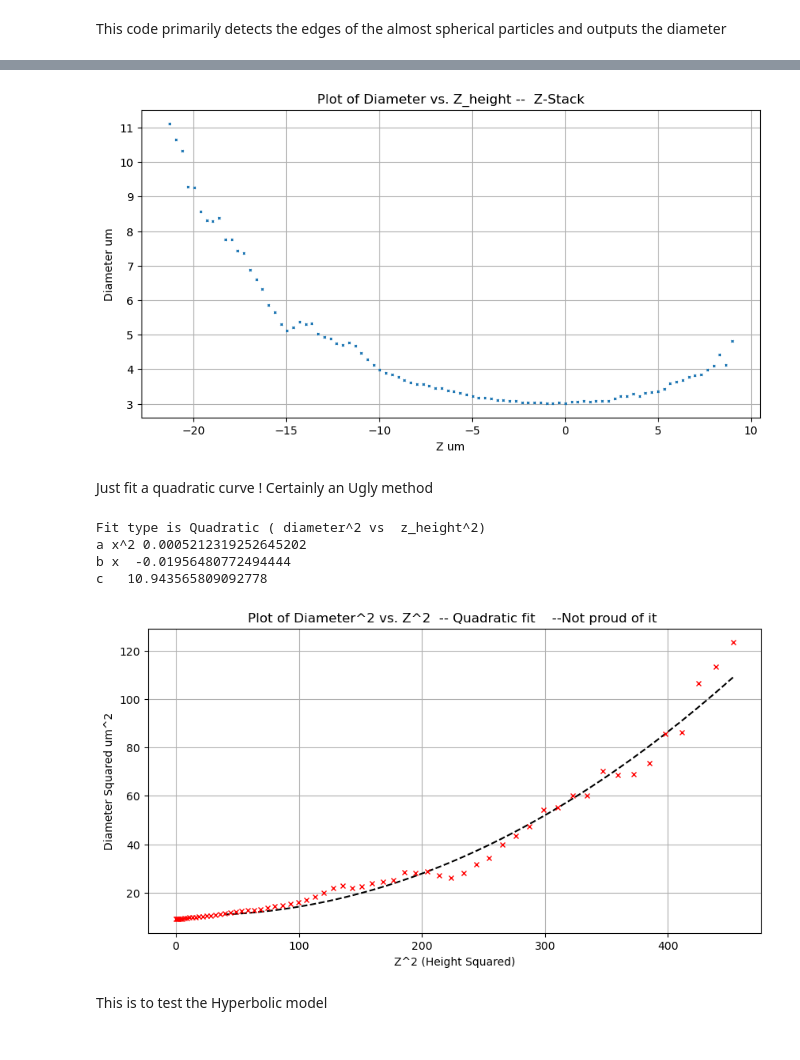
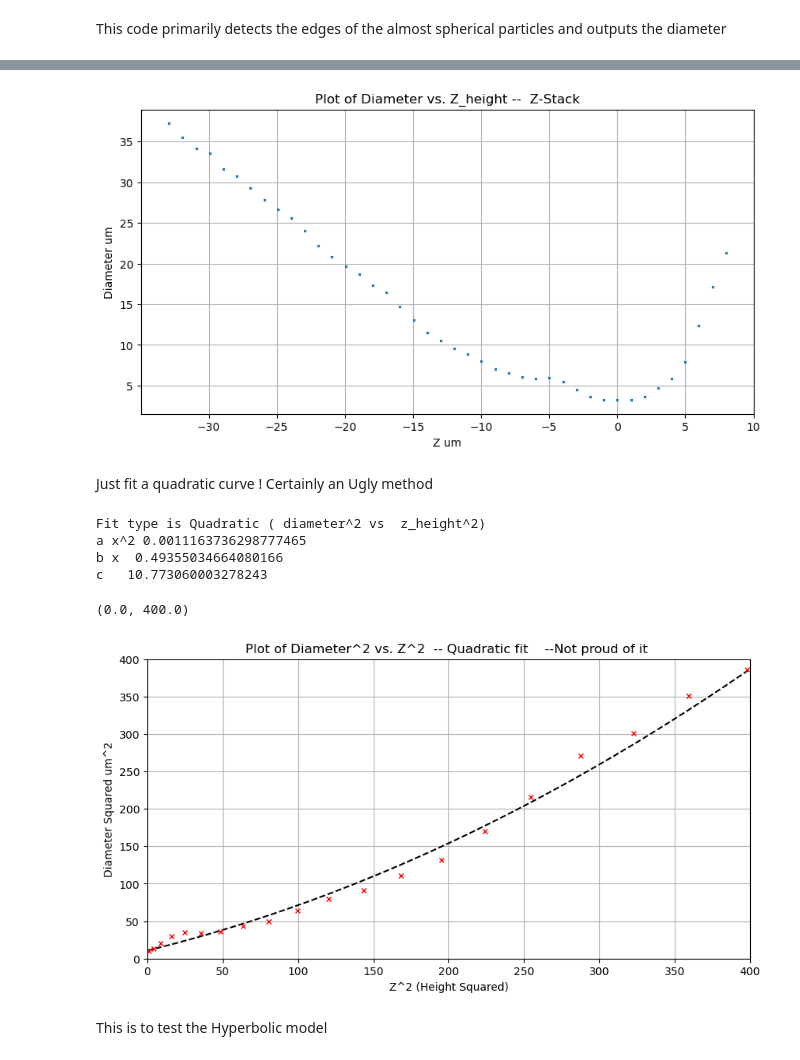
Before and after one commit to pamud-akalanka/FSVPy, a Jupyter notebook: SyntheticStreaks/calibration.ipynb, the cells around one changed output, grey strips where cells are left out. Drawn from its saved outputs; the diff is of its cells as text; code cells hidden in the pictures.

```diff
--- a/SyntheticStreaks/calibration.ipynb
+++ b/SyntheticStreaks/calibration.ipynb
@@ -19,7 +19,7 @@ import contextlib
 
 res = 325 #nm per px
 shift = -0
-step_size = 0.25 #um
+step_size = 0.75 #um
 # %%
 mpl.rc('figure', figsize=(10,5))
 mpl.rc('image', cmap='gray')
@@ -30,9 +30,10 @@ def conv_gray(frame):
     one_channel = frame[:,:,1]
     return one_channel
 
-frames =(pims.open('D:/Lab_Data_Akalanka/Cropped_0.25umstep_325nmpx/*.tif'))
-img = frames[125:217]
-
+#frames =(pims.open('D:/Lab_Data_Akalanka/Cropped_0.25umstep_325nmpx/*.tif'))
+frames =(pims.open('D:/Lab_Data_Akalanka/2024_06_29/cropped/*.tif'))
+#img = frames[125:217]
+img = frames[:]
 #fun.see_contour(img[95],True)
 # %%
 def Get_Center(img,frameStart, frameEnd, plott):
@@ -134,37 +135,40 @@ plt.ylabel('Diameter um')
 plt.title('Plot of Diameter vs. Z_height --  Z-Stack')
 plt.grid()
 # %% [output]
-[figure, old version]
+[figure, new version]
 # %% [markdown]
 Just fit a quadratic curve ! Certainly an Ugly method
 # %%
 dii_squared = []
 frame_sqrd = []
 
 dii_squared = np.multiply(dii,dii)
 frame_sqrd = np.multiply(frames, frames)
-pred_params, uncert_cov = curve_fit(fun.quadratic, frame_sqrd[1:np.argmin(dii)], dii_squared[1:np.argmin(dii)], method='lm')
-x = np.linspace(0,15,100) + shift
+pred_params, uncert_cov = curve_fit(fun.quadratic, frame_sqrd[10:np.argmin(dii)], dii_squared[10:np.argmin(dii)], method='lm')
+x = np.linspace(-shift,0,100) + shift
 yy = (pred_params[2] + pred_params[0]* np.power(x,4) + pred_params[1]* np.power(x,2)  )
 
 plt.plot(np.power(x,2) , yy, ls='--',c='k')
 plt.plot(frame_sqrd[0:np.argmin(dii)],dii_squared[0:np.argmin(dii)], 'rx',markersize=5)
 
 plt.grid()
 plt.xlabel('Z^2 (Height Squared)')
 plt.ylabel('Diameter Squared um^2')
 plt.title('Plot of Diameter^2 vs. Z^2  -- Quadratic fit    --Not proud of it ')
 #plt.legend(['Linearized Hyperbolic fit (Replace objective with simple convex)','Red -Z', 'Green +Z'])
 print('Fit type is Quadratic ( diameter^2 vs  z_height^2)')
 print('a x^2', pred_params[0])
 print('b x ', pred_params[1])
 print('c  ', pred_params[2])
+plt.xlim([0, 400])
+plt.ylim([0, 400])
 # %% [output]
 Fit type is Quadratic ( diameter^2 vs  z_height^2)
-a x^2 0.0005212319252645202
-b x  -0.01956480772494444
-c   10.943565809092778
+a x^2 0.0011163736298777465
+b x  0.49355034664080166
+c   10.773060003278243
+(0.0, 400.0)
-[figure, old version]
+[figure, new version]
 # %% [markdown]
 This is to test the Hyperbolic model
 # %%
```
Also changed, not shown: parts of 3 cells of this notebook, 4 other files.
